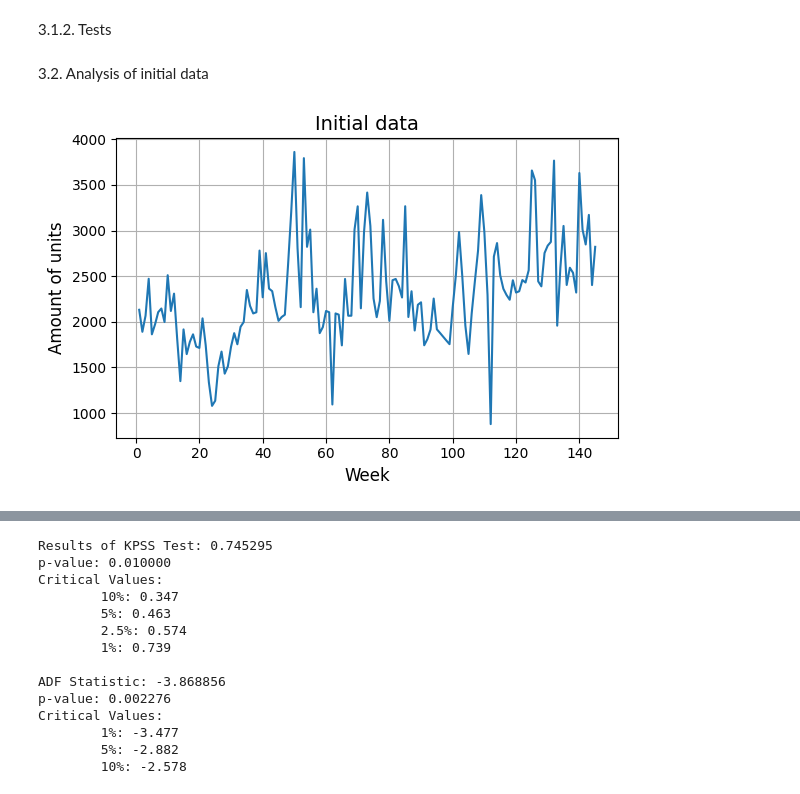
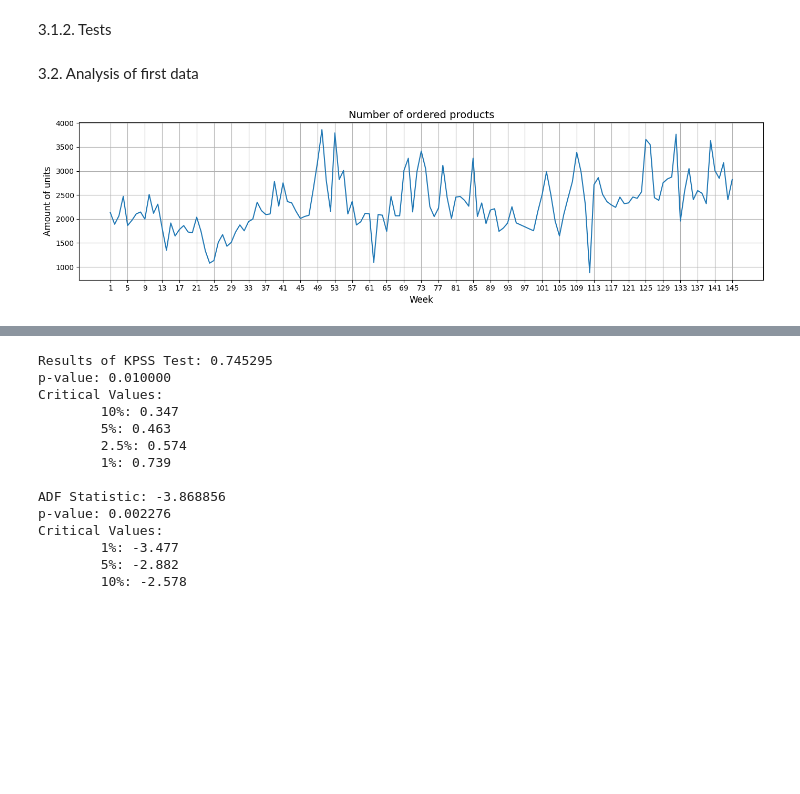
Before and after one commit to AwanRaskall/ml-demand-driven-order-planning, a Jupyter notebook: product_demand_prediction.ipynb, the cells around one changed output, grey strips where cells are left out. Drawn from its saved outputs; the diff is of its cells as text; code cells hidden in the pictures; blank space fills up the shorter version.

```diff
--- a/product_demand_prediction.ipynb
+++ b/product_demand_prediction.ipynb
@@ -196,21 +238,24 @@ df_data
 Creating functions for those actions that will be repeated several times
 # %% [markdown]
 3.1.1. Graphs
-# %%
-# Plotting graphs with one or two data series
-def plot_graph(x, *Ys, title = None, labels = None):
-    plt.figure(figsize = (6, 4))
-
-    for i, y in enumerate(Ys):
-        label = labels[i] if labels and i < len(labels) else f'Dataset {i+1}'
-        plt.plot(x, y, label = label)
-
-    if title:
-        plt.title(title, fontsize = 14)
-    plt.xlabel('Week', fontsize = 12)
-    plt.ylabel('Amount of units', fontsize = 12)
-    plt.grid(True)
-    plt.tight_layout()
-    plt.show()
+# %%
+# Plotting graphs with one or two data series
+def plot_graph(*ys, title = None, figsize = (10, 4), xticks = range(0, 100, 4), labels = None):
+    plt.figure(figsize = figsize)
+
+    for i, y in enumerate(ys):
+        label = labels[i] if labels and i < len(labels) else f'Dataset {i+1}'
+        plt.plot(y, label = label)
+
+    if title:
+        plt.title(title, fontsize = 14)
+    plt.xlabel('Week', fontsize = 12)
+    plt.ylabel('Amount of units', fontsize = 12)
+
+    plt.xticks(xticks)
+
+    plt.grid(True)
+    plt.tight_layout()
+    plt.show()
 # %%
 # Plotting autocorrelation and partial autocorrelation graphs
@@ -240,8 +286,4 @@ def test_by_AdFuller(data):
     for key, value in result[4].items():
         print('\t%s: %.3f' % (key, value))
 # %% [markdown]
-3.2. Analysis of initial data
+3.2. Analysis of first data
-# %%
-plot_graph(df_orders.week, df_orders.num_units, title = 'Initial data')
-# %% [output]
-[figure, removed]
@@ -249,0 +290,4 @@ num_units = pd.Series(df_orders['num_units'].values)
+# %%
+plot_graph(df_work, title = 'Number of ordered products', figsize = (14, 4), xticks = range(min(df_orders.week), max(df_orders.week) + 1, 4))
+# %% [output]
+[figure, added]
```
Also changed, not shown: parts of 19 cells of this notebook.
